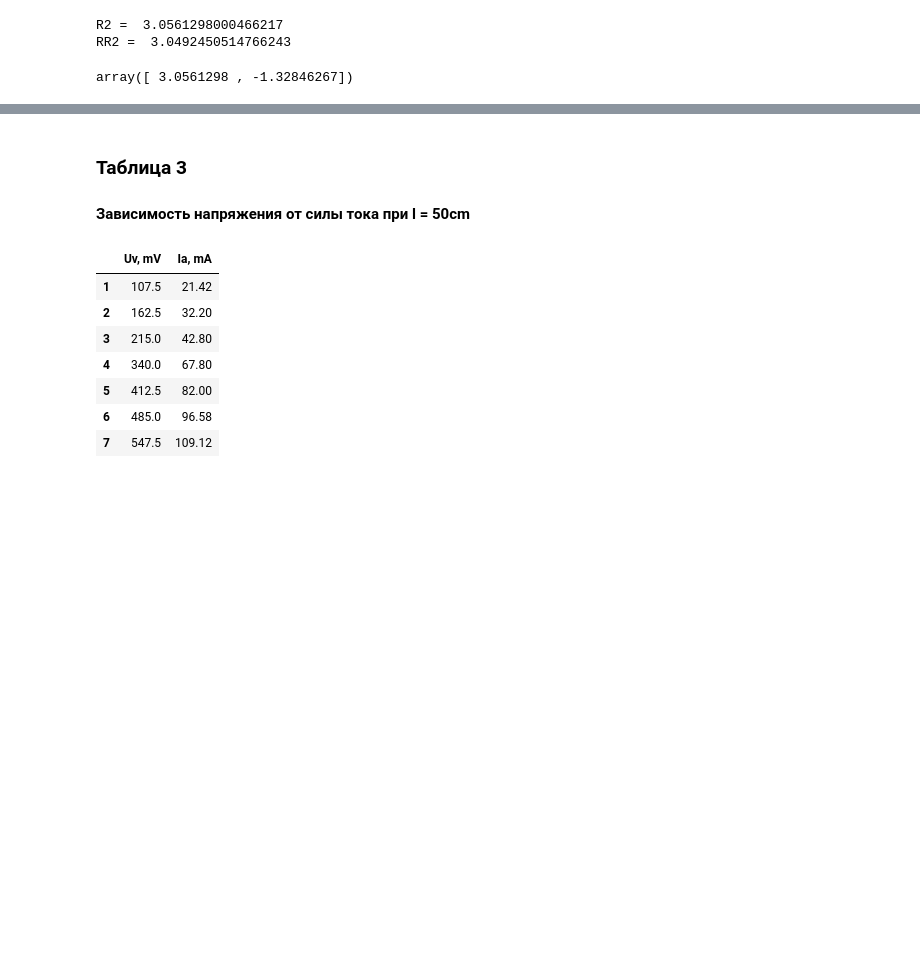
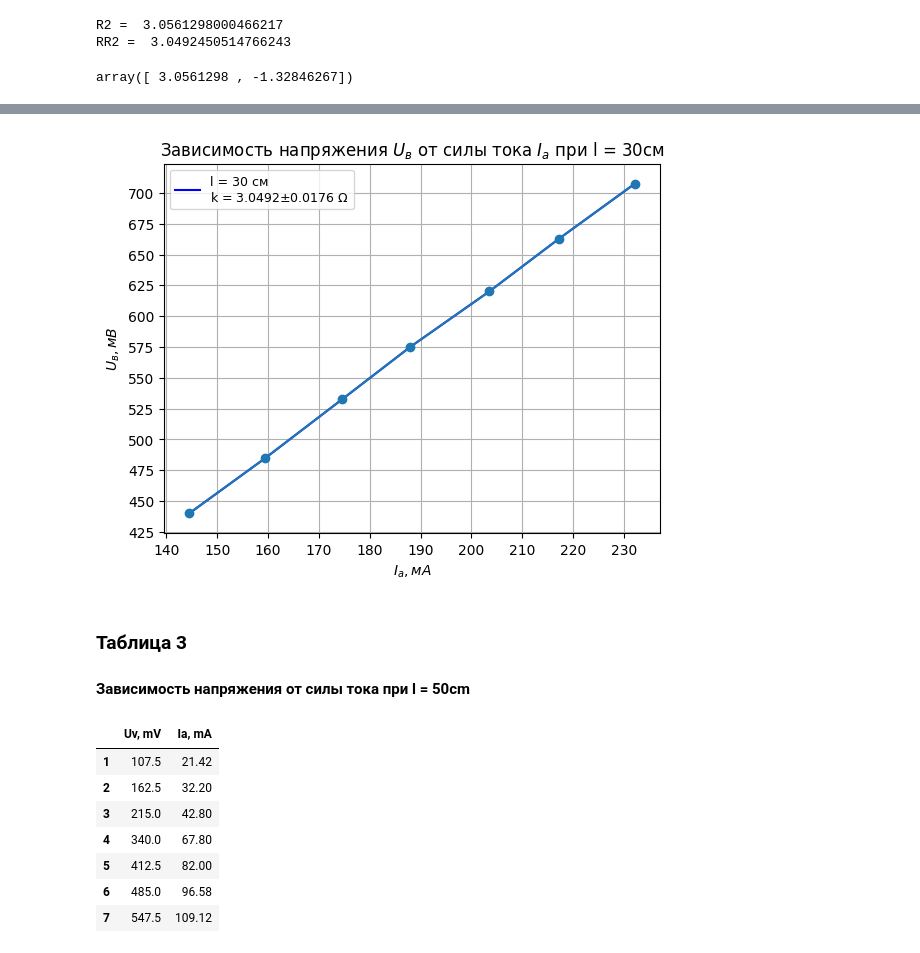
Before and after one commit to juliaProjorlivy/laba, a Jupyter notebook: laba1.ipynb, the cells around one changed output, grey strips where cells are left out. Saved outputs shown, nothing was run; the diff lists cells and outputs as text; code cells hidden in the pictures; blank space fills up the shorter version.

```diff
--- a/laba1.ipynb
+++ b/laba1.ipynb
@@ -120,7 +106,8 @@ plt.show()
 model2 = np.polyfit(x2, y2, 1)
 # %%
 print("R2 = ", model2[0])
-print("RR2 = ", RR(x2, y2))
+RR2 = RR(x2, y2)
+print("RR2 = ", RR2)
 model2
 # %% [output]
 R2 =  3.0561298000466217
@@ -136,3 +123,26 @@ full_fault2 =  0.012779131955527148
+# %%
+
+x2 = table2['Ia, mA']
+y2 = table2['Uv, mV']
+
+xerr = 0.5
+yerr = 2.5
+
+plt.yticks(np.arange(0, 750, 25))
+plt.xticks(np.arange(0, 400, 10))
+plt.errorbar(x2, y2, xerr=xerr, yerr=yerr, fmt='o-', ecolor='red')
+
+plt.plot(x2, y2, label = "l = 30 см\nk = " + str(round(RR2, 4)) + "$\pm$" + str(round(full_fault2, 4)) + " $\Omega$", color = 'blue')
+plt.xlabel(r'$I_а, мА$')
+plt.ylabel(r'$U_в, мВ$')
+plt.legend(loc='best', fontsize=9)
+plt.grid(True)
+
+
+plt.title(r'Зависимость напряжения $U_в$ от силы тока $I_а$ при l = 30см')
+plt.show()
+# %% [output]
+[figure, new version]
 # %% [markdown]
 ### Таблица 3
 #### Зависимость напряжения от силы тока при l = 50cm
```
Also changed, not shown: parts of 9 cells of this notebook, 1 other file.
